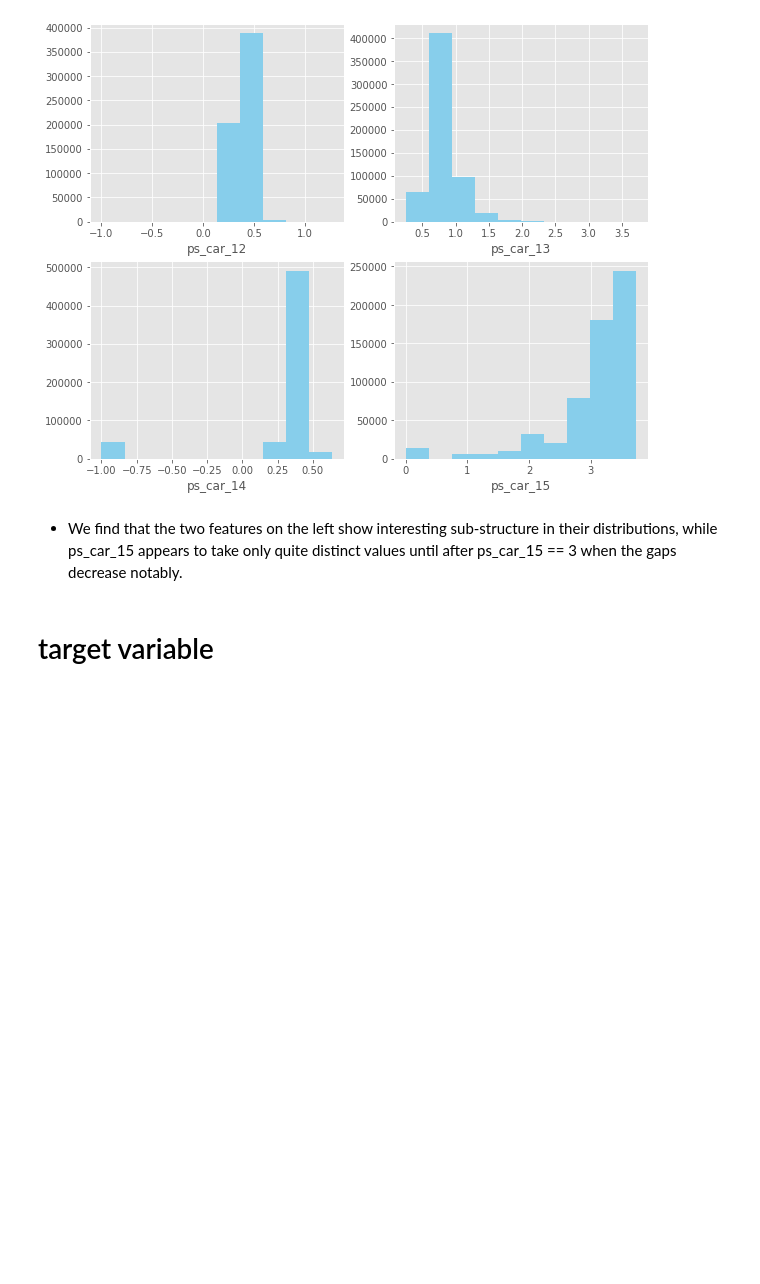
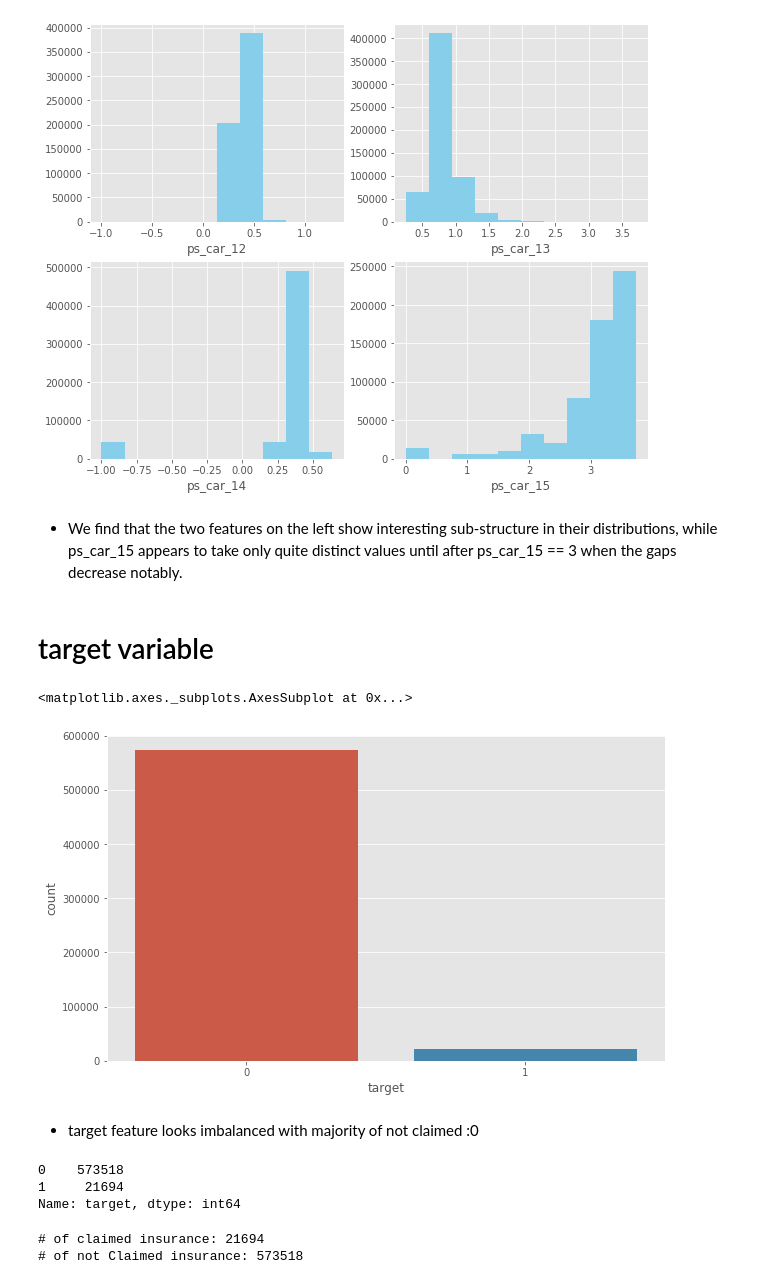
Before and after one commit to KrishnaDesai16/InsuranceClaimPrediction, a Jupyter notebook: InsuranceClaimPrediction.ipynb, the cells around one changed output. Cells and saved outputs as stored; diff of their text form; code cells hidden in the pictures; blank space fills up the shorter version.

```diff
--- a/InsuranceClaimPrediction.ipynb
+++ b/InsuranceClaimPrediction.ipynb
@@ -200,3 +200,27 @@ for i in floating_feature_part2 :
 - We find that the two features on the left show interesting sub-structure in their distributions, while ps_car_15 appears to take only quite distinct values until after ps_car_15 == 3 when the gaps decrease notably.
 # %% [markdown]
 # target variable
+# %%
+plt.figure(figsize=(10,6))
+sb.countplot(df['target'])
+# %% [output]
+<matplotlib.axes._subplots.AxesSubplot at 0x...>
+[figure, added]
+# %% [markdown]
+- target feature looks imbalanced with majority of not claimed :0
+# %%
+counts=df['target'].value_counts()
+counts
+# %% [output]
+0    573518
+1     21694
+Name: target, dtype: int64
+# %%
+NO_Claimed=len(df[df.target==0])
+Claimed=len(df[df.target==1])
+print('# of claimed insurance:',Claimed)
+print('# of not Claimed insurance:',NO_Claimed)
+#target feature has imbalaced
+# %% [output]
+# of claimed insurance: 21694
+# of not Claimed insurance: 573518
```
Also changed, not shown: parts of 4 cells of this notebook.
